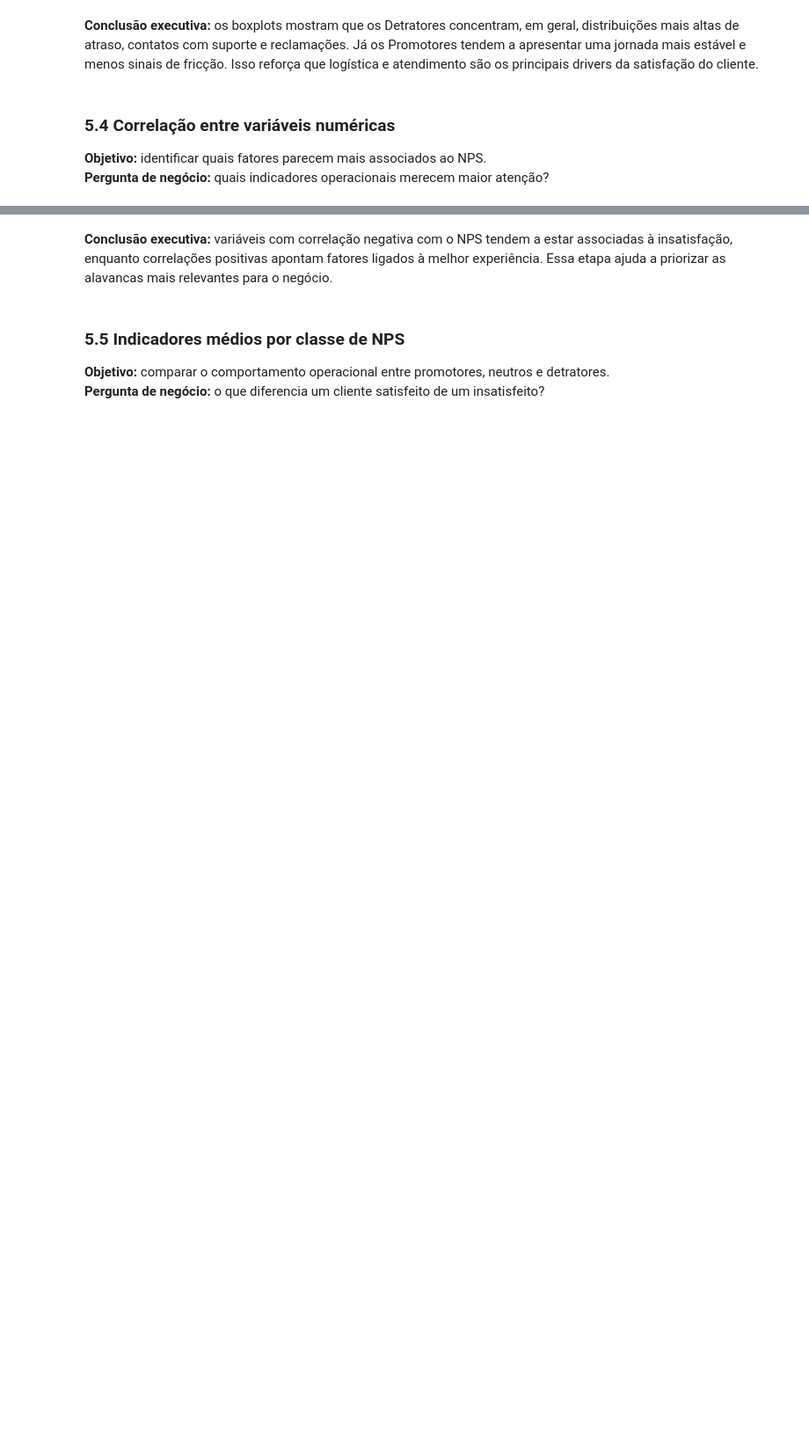
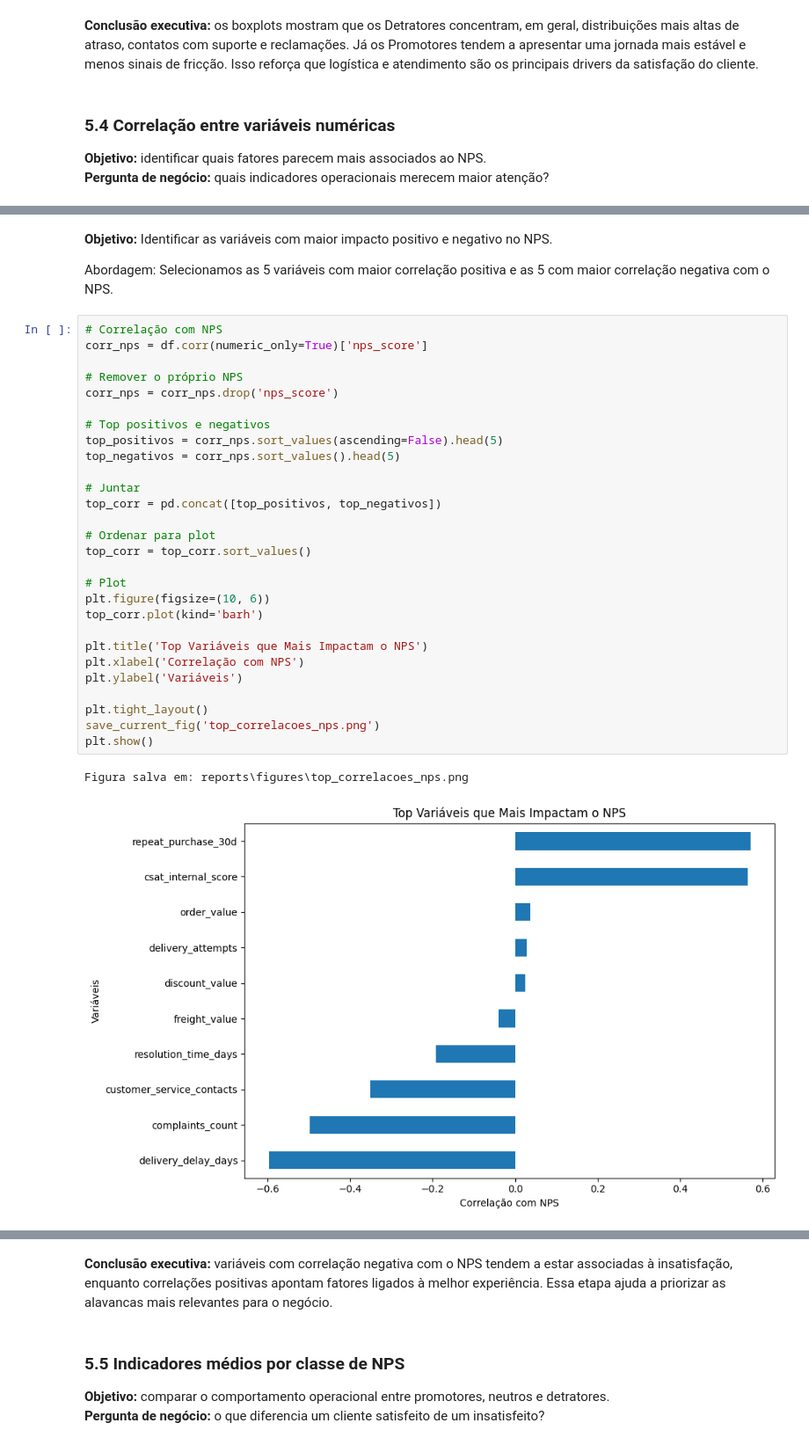
Before and after one commit to EdsonDoro/TechChallenge-Fase1, a Jupyter notebook: notebooks/tech_challenge_fase1.ipynb, the cells around one changed output, grey strips where cells are left out. Shown at 88% size. Cells and saved outputs as stored; diff of their text form; blank space fills up the shorter version.

```diff
--- a/notebooks/tech_challenge_fase1.ipynb
+++ b/notebooks/tech_challenge_fase1.ipynb
@@ -311,0 +335,37 @@ Figura salva em: reports\figures\boxblot_complaints_count_por_classe_nps.png
+# %% [markdown]
+**Objetivo:** Identificar as variáveis com maior impacto positivo e negativo no NPS.
+
+Abordagem:
+Selecionamos as 5 variáveis com maior correlação positiva e as 5 com maior
+correlação negativa com o NPS.
+# %%
+# Correlação com NPS
+corr_nps = df.corr(numeric_only=True)['nps_score']
+
+# Remover o próprio NPS
+corr_nps = corr_nps.drop('nps_score')
+
+# Top positivos e negativos
+top_positivos = corr_nps.sort_values(ascending=False).head(5)
+top_negativos = corr_nps.sort_values().head(5)
+
+# Juntar
+top_corr = pd.concat([top_positivos, top_negativos])
+
+# Ordenar para plot
+top_corr = top_corr.sort_values()
+
+# Plot
+plt.figure(figsize=(10, 6))
+top_corr.plot(kind='barh')
+
+plt.title('Top Variáveis que Mais Impactam o NPS')
+plt.xlabel('Correlação com NPS')
+plt.ylabel('Variáveis')
+
+plt.tight_layout()
+save_current_fig('top_correlacoes_nps.png')
+plt.show()
+# %% [output]
+Figura salva em: reports\figures\top_correlacoes_nps.png
+[figure, added]
```
Also changed, not shown: parts of 5 cells of this notebook, 1 other file.
